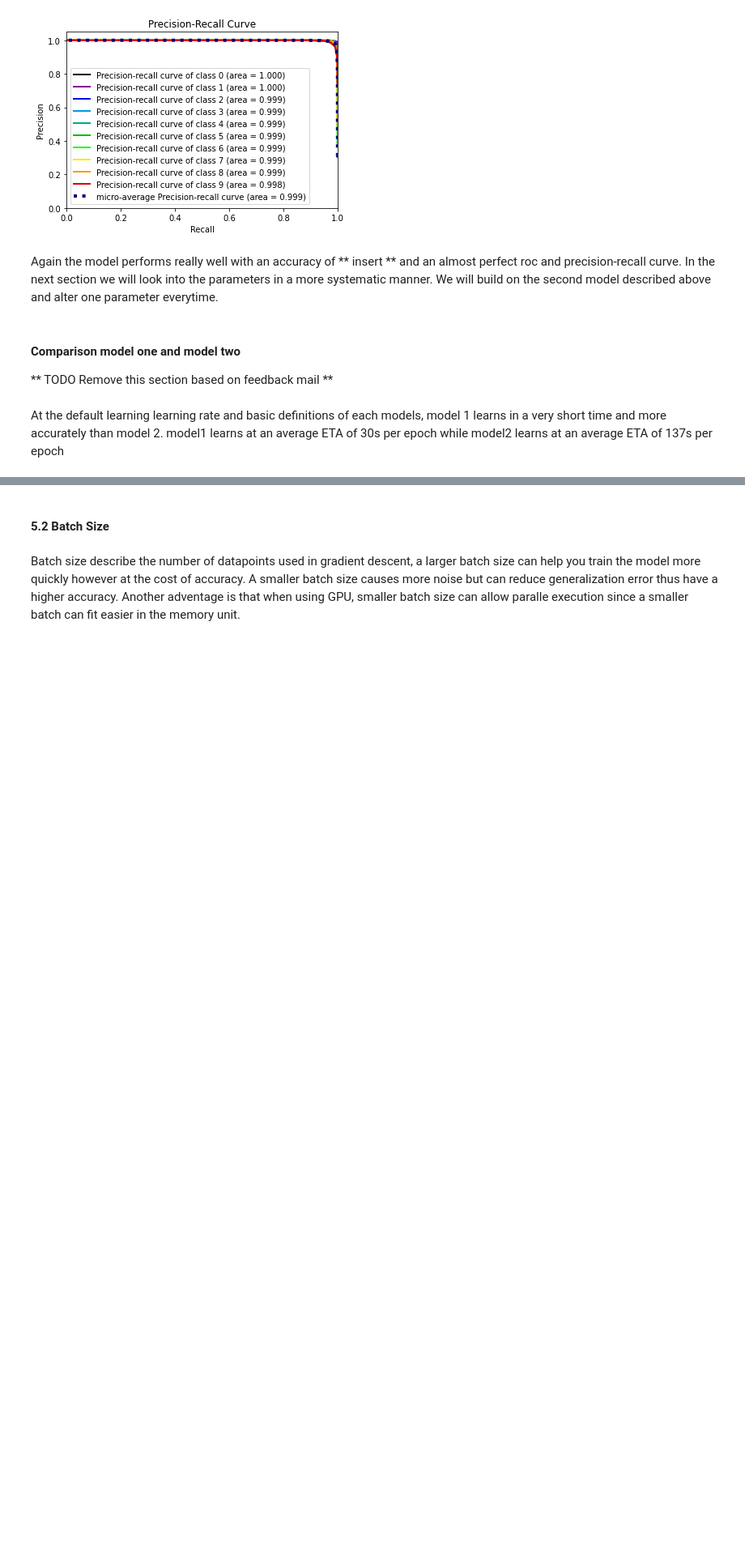
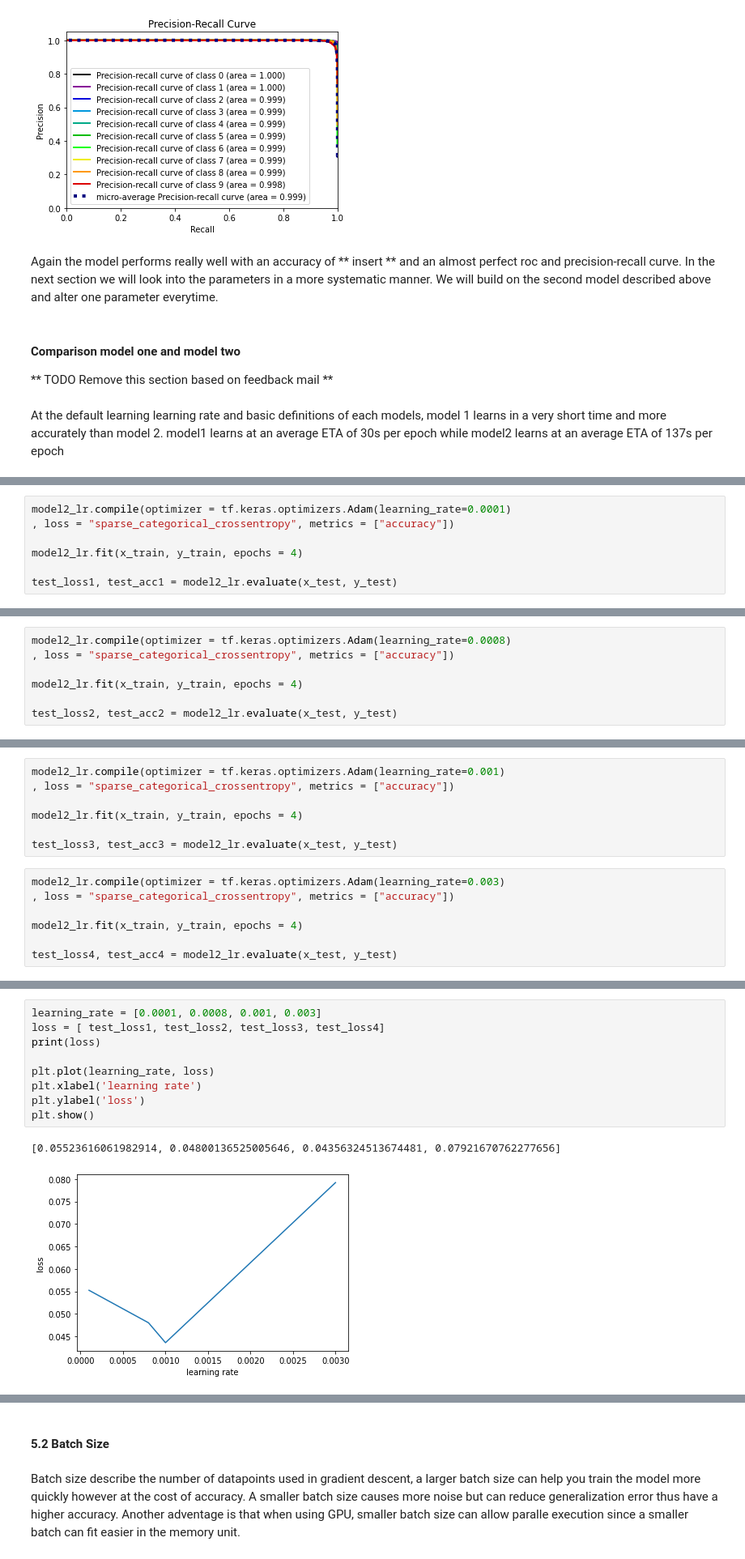
Before and after one commit to Adrieennn/CNN, a Jupyter notebook: NN.ipynb, the cells around one changed output, grey strips where cells are left out. Shown at 81% size. Drawn from its saved outputs; the diff is of its cells as text; blank space fills up the shorter version.

Commit message:
graphs for epochs and lr

```diff
--- a/NN.ipynb
+++ b/NN.ipynb
@@ -255,0 +204,7 @@ test loss is : 0.12413132668435574 - test accuracy is : 0.963699996471405
+# %%
+model2_lr.compile(optimizer = tf.keras.optimizers.Adam(learning_rate=0.0001)
+, loss = "sparse_categorical_crossentropy", metrics = ["accuracy"])
+
+model2_lr.fit(x_train, y_train, epochs = 4)
+
+test_loss1, test_acc1 = model2_lr.evaluate(x_test, y_test)
@@ -255,0 +221,7 @@ test loss is : 0.12413132668435574 - test accuracy is : 0.963699996471405
+# %%
+model2_lr.compile(optimizer = tf.keras.optimizers.Adam(learning_rate=0.0008)
+, loss = "sparse_categorical_crossentropy", metrics = ["accuracy"])
+
+model2_lr.fit(x_train, y_train, epochs = 4)
+
+test_loss2, test_acc2 = model2_lr.evaluate(x_test, y_test)
@@ -255,0 +238,14 @@ test loss is : 0.12413132668435574 - test accuracy is : 0.963699996471405
+# %%
+model2_lr.compile(optimizer = tf.keras.optimizers.Adam(learning_rate=0.001)
+, loss = "sparse_categorical_crossentropy", metrics = ["accuracy"])
+
+model2_lr.fit(x_train, y_train, epochs = 4)
+
+test_loss3, test_acc3 = model2_lr.evaluate(x_test, y_test)
+# %%
+model2_lr.compile(optimizer = tf.keras.optimizers.Adam(learning_rate=0.003)
+, loss = "sparse_categorical_crossentropy", metrics = ["accuracy"])
+
+model2_lr.fit(x_train, y_train, epochs = 4)
+
+test_loss4, test_acc4 = model2_lr.evaluate(x_test, y_test)
@@ -256 +262,13 @@ test loss is : 0.12413132668435574 - test accuracy is : 0.963699996471405
+# %%
+learning_rate = [0.0001, 0.0008, 0.001, 0.003]
+loss = [ test_loss1, test_loss2, test_loss3, test_loss4]
+print(loss)
+
+plt.plot(learning_rate, loss)
+plt.xlabel('learning rate')
+plt.ylabel('loss')
+plt.show()
+# %% [output]
+[0.05523616061982914, 0.04800136525005646, 0.04356324513674481, 0.07921670762277656]
+[figure, added]
 # %% [markdown]
```
Also changed, not shown: parts of 16 cells of this notebook.
